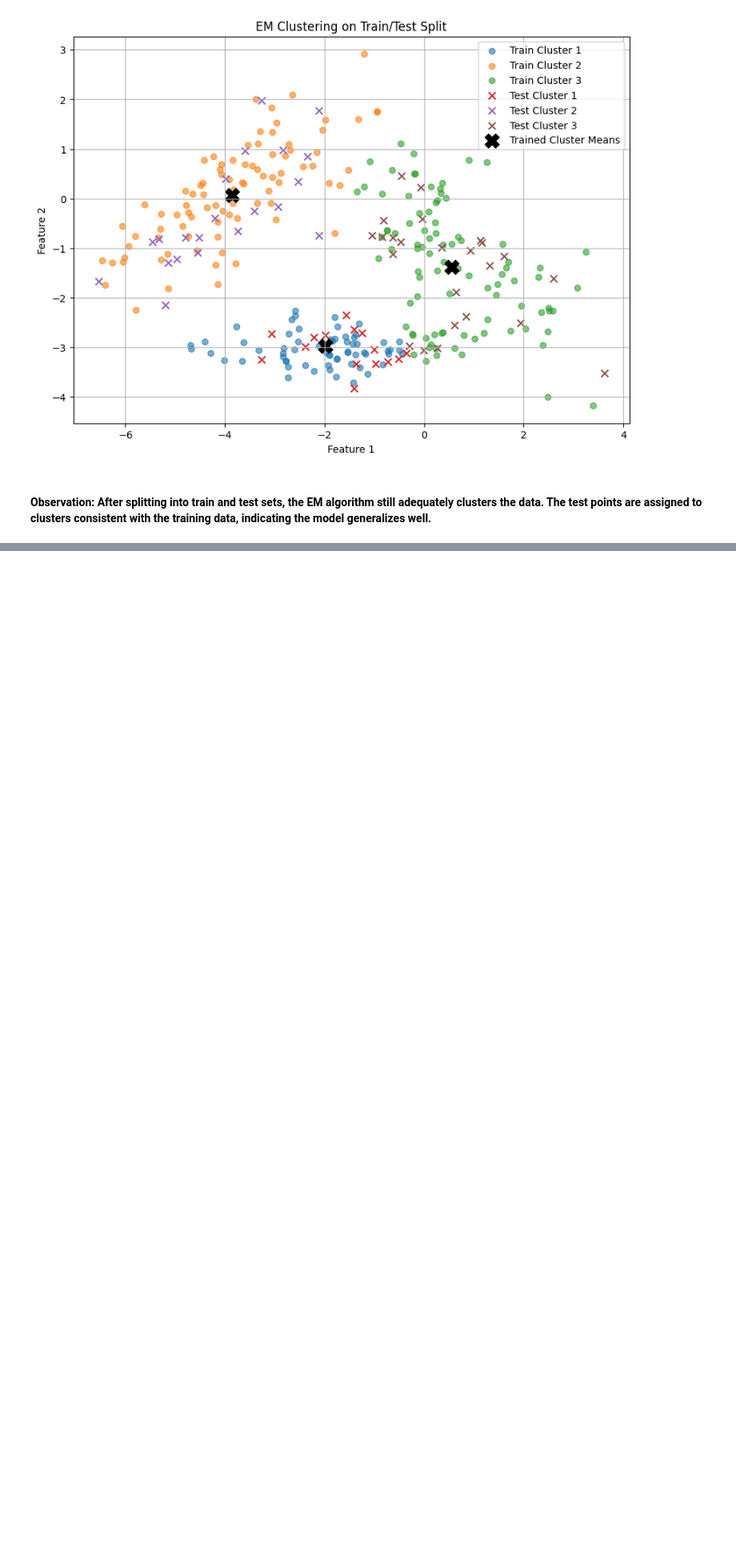
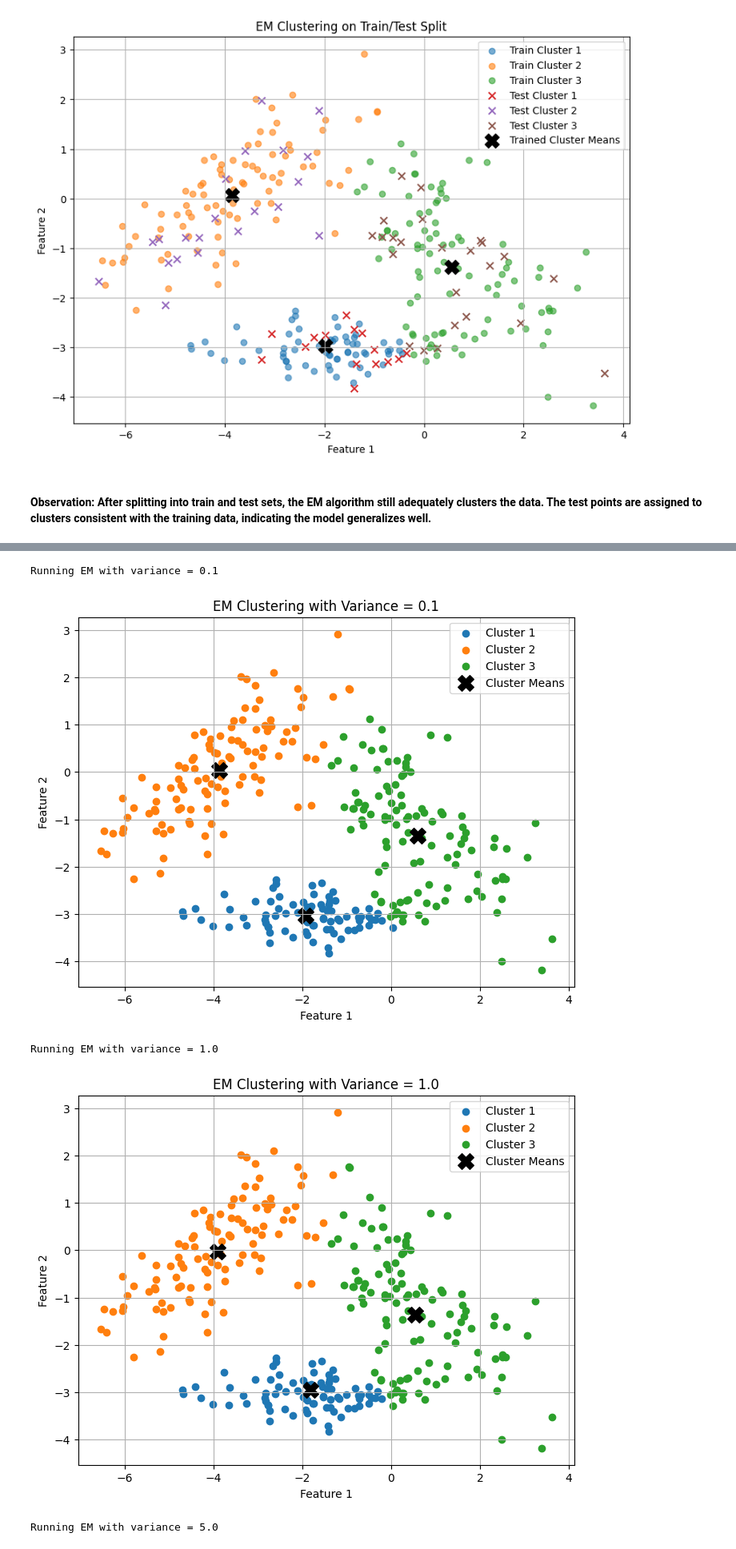
Before and after one commit to nanjala116/machine_learning1, a Jupyter notebook: notebooks_hw/clustering.ipynb, the cells around one changed output, grey strips where cells are left out. Shown at 80% size. Drawn from its saved outputs; the diff is of its cells as text; code cells hidden in the pictures; blank space fills up the shorter version.

Commit message:
ft(experiments): Runs experiments to see how mean and variance affects clustering

```diff
--- a/notebooks_hw/clustering.ipynb
+++ b/notebooks_hw/clustering.ipynb
@@ -192,23 +192,23 @@ Divide the clusterdata randomly into train and test set (make sure that you actu
 np.random.seed(42)
 
 # Shuffle indices and split data
-indices = np.arange(Xmat_q2.shape[0])
+indices = np.arange(Xmat.shape[0])
 np.random.shuffle(indices)
 
-train_size = int(0.8 * Xmat_q2.shape[0]) # 80% for training
+train_size = int(0.8 * Xmat.shape[0]) # 80% for training
 train_indices = indices[:train_size]
 test_indices = indices[train_size:]
 
-Xmat_train_q3 = Xmat_q2[train_indices]
-Xmat_test_q3 = Xmat_q2[test_indices]
+Xmat_train_q3 = Xmat[train_indices]
+Xmat_test_q3 = Xmat[test_indices]
 
 # Re-run EM on training data
-W_final_train_q3, P_train_q3, p_train_q3 = exp_max(100, K_q2, normal_pdf, normal_train, Xmat_train_q3, W_q2, M_q2)
+W_final_train_q3, P_train_q3, p_train_q3 = exp_max(100, K, normal_pdf, normal_train, Xmat_train_q3, W, M)
 
 # Assign test points to clusters based on the trained model
 # For each test point, calculate its probability under each of the learned Gaussian components
-p_test_q3 = np.zeros((K_q2, Xmat_test_q3.shape[0]))
-for k in range(K_q2):
+p_test_q3 = np.zeros((K, Xmat_test_q3.shape[0]))
+for k in range(K):
     p_test_q3[k,:] = W_final_train_q3[0,k] * normal_pdf(P_train_q3[:,k], Xmat_test_q3)
 
 cluster_assignments_test_q3 = np.argmax(p_test_q3, axis=0)
@@ -217,12 +217,12 @@ cluster_assignments_test_q3 = np.argmax(p_test_q3, axis=0)
 plt.figure(figsize=(10, 7))
 
 # Plot training data
-for i in range(K_q2):
+for i in range(K):
     cluster_points_train = Xmat_train_q3[np.argmax(p_train_q3, axis=0) == i]
     plt.scatter(cluster_points_train[:, 0], cluster_points_train[:, 1], label=f'Train Cluster {i+1}', alpha=0.6)
 
 # Plot test data
-for i in range(K_q2):
+for i in range(K):
     cluster_points_test = Xmat_test_q3[cluster_assignments_test_q3 == i]
     plt.scatter(cluster_points_test[:, 0], cluster_points_test[:, 1], label=f'Test Cluster {i+1}', marker='x', s=50)
 
@@ -241,33 +247,36 @@ plt.show()
 # %%
-# --- Q4.2: Experiment with different variances ---
-print("\n--- Q4.2: Experiment with different variances ---")
-
+# Define the function to run EM with variable variance
 def normal_pdf_variable_var(m, Xmat, var):
     C = np.eye(Xmat.shape[1]) * var
     mvn = multivariate_normal(mean=m.T, cov=C)
     return mvn.pdf(Xmat)
 
-variances_q4_2 = [0.1, 1.0, 5.0] # Small, original, large variance
+variances = [0.1, 1.0, 5.0] # Small, original, large variance
 
-for var_q4_2 in variances_q4_2:
-    print(f"\nRunning EM with variance = {var_q4_2}")
+for var in variances:
+    print(f"\nRunning EM with variance = {var}")
     # Re-initialize parameters for each run to ensure fair comparison
-    W_q4_2 = np.array([[1/K_q2, 1/K_q2, 1/K_q2]])
-    M_q4_2 = np.array([[-2.0, -4.0, 0.0], [-3.0, 1.0, -1.0]])
+    W = np.array([[1/K, 1/K, 1/K]])
+    M = np.array([[-2.0, -4.0, 0.0], [-3.0, 1.0, -1.0]])
 
     # Use a lambda function to pass the variance to normal_pdf_variable_var
-    W_final_q4_2, P_q4_2, p_q4_2 = exp_max(100, K_q2, lambda m, Xmat: normal_pdf_variable_var(m, Xmat, var_q4_2), normal_train, Xmat_q2, W_q4_2, M_q4_2)
-    cluster_assignments_q4_2 = np.argmax(p_q4_2, axis=0)
+    W_final, P, p = exp_max(100, K, lambda m, Xmat: normal_pdf_variable_var(m, Xmat, var), normal_train, Xmat, W, M)
+    cluster_assignments = np.argmax(p, axis=0)
 
     plt.figure(figsize=(8, 6))
-    for i in range(K_q2):
-        cluster_points = Xmat_q2[cluster_assignments_q4_2 == i]
+    for i in range(K):
+        cluster_points = Xmat[cluster_assignments == i]
         plt.scatter(cluster_points[:, 0], cluster_points[:, 1], label=f'Cluster {i+1}')
-    plt.scatter(P_q4_2[0, :], P_q4_2[1, :], marker='X', s=200, color='black', label='Cluster Means')
-    plt.title(f'EM Clustering with Variance = {var_q4_2} (Q4.2)')
+    plt.scatter(P[0, :], P[1, :], marker='X', s=200, color='black', label='Cluster Means')
+    plt.title(f'EM Clustering with Variance = {var}')
     plt.xlabel('Feature 1')
     plt.ylabel('Feature 2')
     plt.legend()
     plt.grid(True)
-    plt.savefig(f'q4_2_em_clustering_var_{var_q4_2}.png')
-    print(f"Plot saved to q4_2_em_clustering_var_{var_q4_2}.png")
+    plt.show()
+# %% [output]
+Running EM with variance = 0.1
+[figure, added]
+Running EM with variance = 1.0
+[figure, added]
+Running EM with variance = 5.0
```
Also changed, not shown: parts of 16 cells of this notebook.
